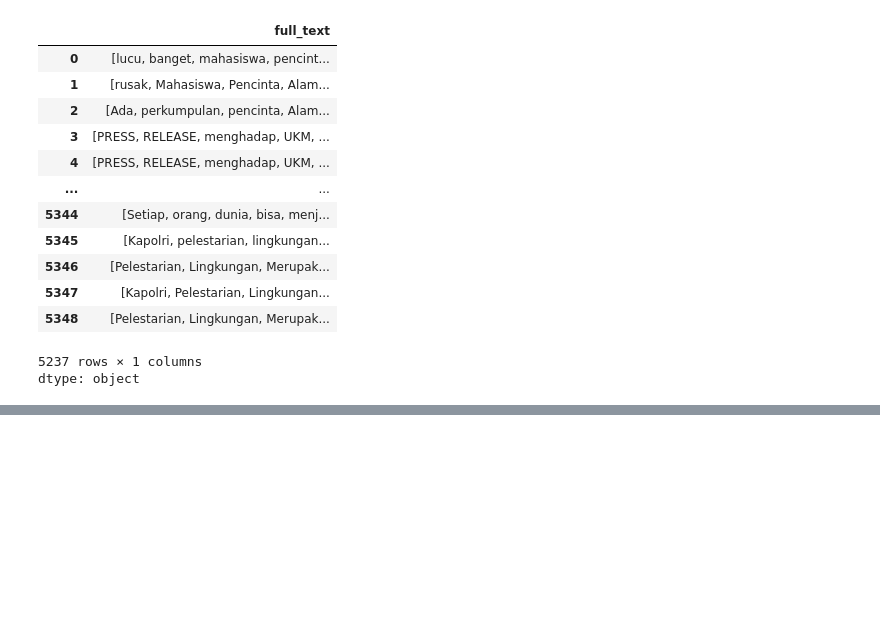
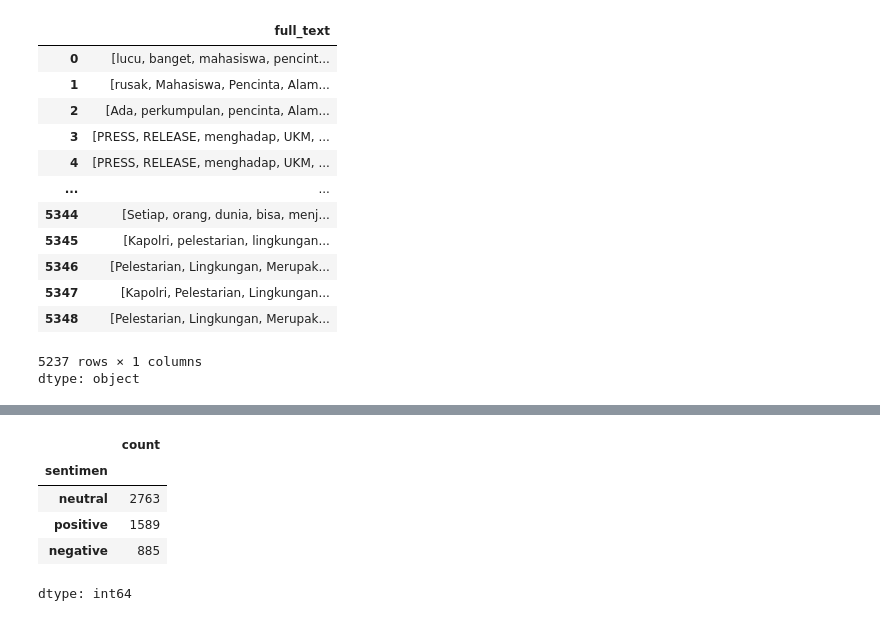
Before and after one commit to tiara070403/skripsi, a Jupyter notebook: preprocessing_data.ipynb, the cells around one changed output, grey strips where cells are left out. Saved outputs shown, nothing was run; the diff lists cells and outputs as text; code cells hidden in the pictures; blank space fills up the shorter version.

```diff
--- a/preprocessing_data.ipynb
+++ b/preprocessing_data.ipynb
@@ -360,0 +423,10 @@ data_clean.head()
+# %%
+sentimen_counts = df.sentimen.value_counts()
+sentimen_counts
+# %% [output]
+|  | count |
+| sentimen |  |
+| neutral | 2763 |
+| positive | 1589 |
+| negative | 885 |
+dtype: int64
```
Also changed, not shown: parts of 25 cells of this notebook.
